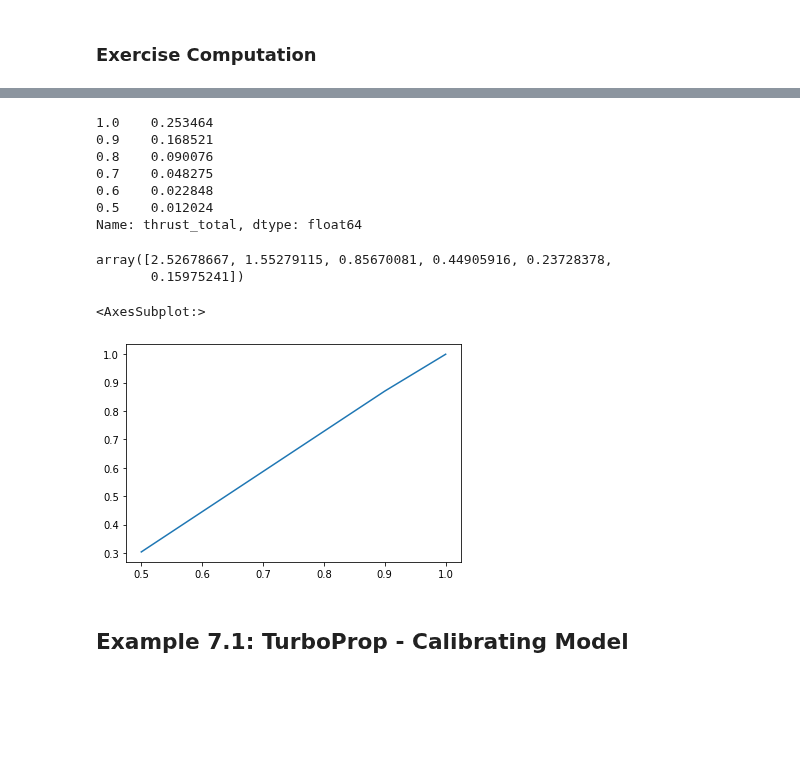
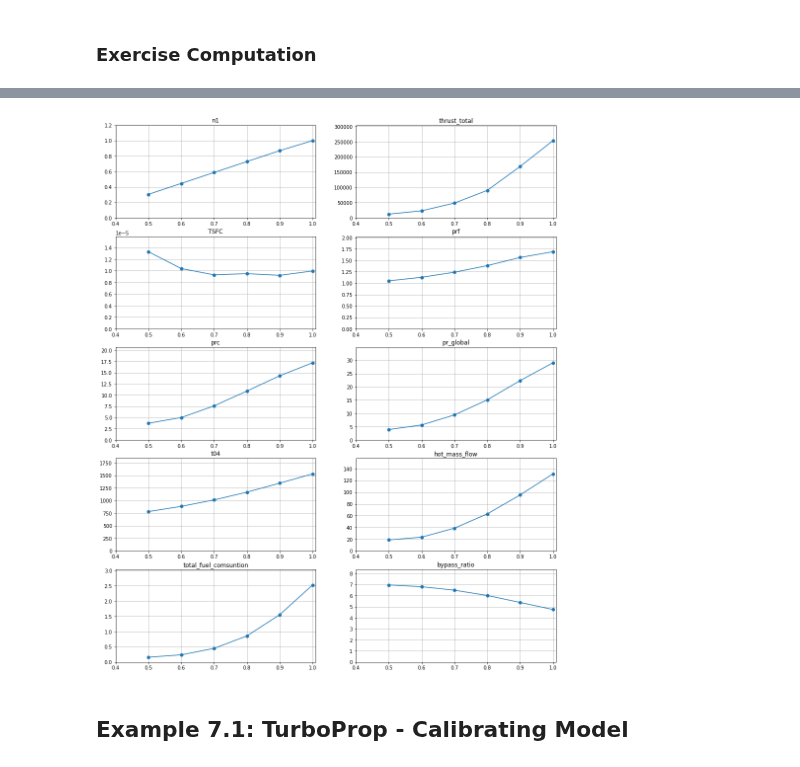
Before and after one commit to jonasdegrave/gas-turbine, a Jupyter notebook: notebook_course_examples.ipynb, the cells around one changed output, grey strips where cells are left out. Saved outputs shown, nothing was run; the diff lists cells and outputs as text; code cells hidden in the pictures; blank space fills up the shorter version.

```diff
--- a/notebook_course_examples.ipynb
+++ b/notebook_course_examples.ipynb
@@ -245,14 +245,13 @@ values_ex2_3 = {
 
 turbofan23 = mf.TurboFan(values_ex2_3)
 
-target = ['n1', 'thrust_total', 'TSFC', 'prf', 'prc', 'u_s', 'f', 't04','bypass_ratio','mass_flow','hot_mass_flow']
-#target = ['t02','p02','t08','p08','t03', 'p03', 'f','tet','pet', 't05', 'p05', 'u_s', 'u_sf','u_i', 'specific_thrust', 'TSFC','mass_flow', 'hot_mass_flow','cold_mass_flow']
+summarise_target = ['n1', 'thrust_total', 'TSFC', 'prf', 'prc', 't04','hot_mass_flow','bypass_ratio']
 
 
 results = (
     turbofan23.sumarise().
     append(turbofan23.sumarise_results()).
-    loc[target]
+    loc[summarise_target]
 )
 
 for i in np.arange(0.9,0.4,-0.1):
@@ -260,7 +259,11 @@ for i in np.arange(0.9,0.4,-0.1):
     results[i] = (
         turbofan23.sumarise().
         append(turbofan23.sumarise_results()).
-        loc[target]
+        loc[summarise_target]
     )
 
-results
+results.loc['total_fuel_comsuntion'] = results.loc['TSFC'] * results.loc['thrust_total']
+results.loc['pr_global'] = results.loc['prc'] * results.loc['prf']
+
+ordered_target = ['n1', 'thrust_total', 'TSFC', 'prf', 'prc', 'pr_global', 't04','hot_mass_flow','total_fuel_comsuntion','bypass_ratio']
+results = results.loc[ordered_target]
@@ -280,20 +269,0 @@ results
-# %%
-results.loc['thrust_total'] / 1000000
-# %% [output]
-1.0    0.253464
-0.9    0.168521
-0.8    0.090076
-0.7    0.048275
-0.6    0.022848
-0.5    0.012024
-Name: thrust_total, dtype: float64
-# %%
-results.loc['TSFC'].values * results.loc['thrust_total'].values
-# %% [output]
-array([2.52678667, 1.55279115, 0.85670081, 0.44905916, 0.23728378,
-       0.15975241])
-# %%
-results.loc['n1'].plot()
-# %% [output]
-<AxesSubplot:>
-[figure, removed]
@@ -300,3 +272,18 @@ results.loc['n1'].plot()
+# %%
+cols = 2
+rows=5
+fig, ax = plt.subplots(nrows=rows, ncols=cols, figsize=(16,20))
+aux=0
+for i in range(0,rows):
+    for j in range(0,cols):
+        plt.sca(ax[i,j])
+        plt.plot(results.iloc[aux], marker='o')
+        plt.axis([0.4,1.01,0,max(results.iloc[aux])*1.2])
+        plt.grid()
+        plt.title(results.index[aux])
+        aux += 1
+# %% [output]
+[figure, added]
 # %% [markdown]
 ## Example 7.1: TurboProp - Calibrating Model
 # %% [markdown]
```
Also changed, not shown: parts of 4 cells of this notebook, 2 other files.
